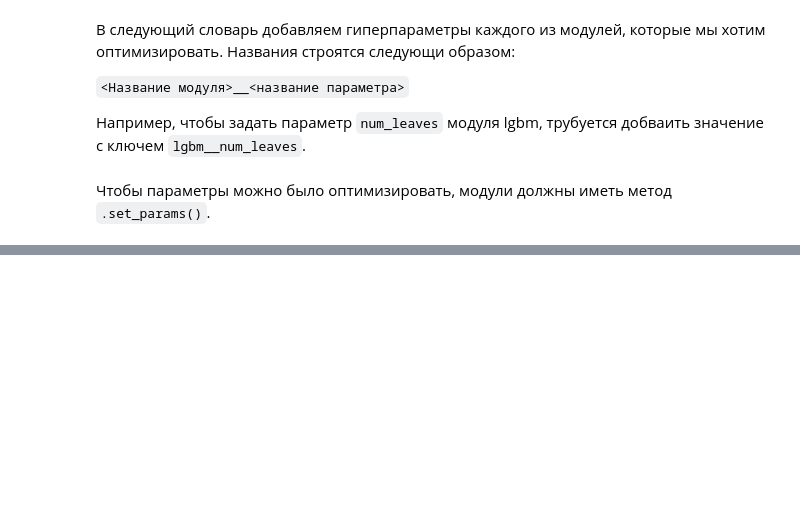
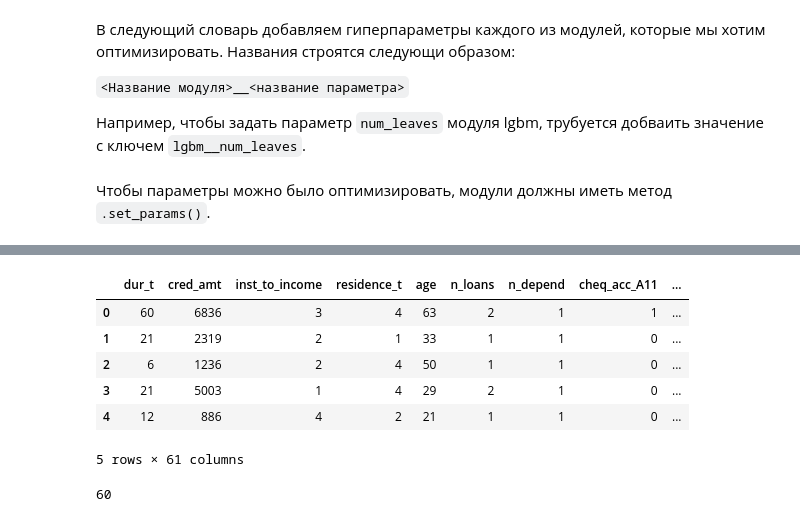
Before and after one commit to uasek/credit_scoring_project, a Jupyter notebook: baseline/pipeline-demo.ipynb, the cells around one changed output, grey strips where cells are left out. Drawn from its saved outputs; the diff is of its cells as text; code cells hidden in the pictures; blank space fills up the shorter version.

Commit message:
Added feature selection, missings + transformations to go

```diff
--- a/baseline/pipeline-demo.ipynb
+++ b/baseline/pipeline-demo.ipynb
@@ -484,7 +514,11 @@ modules = {
     'RUS':         RUS_module,
     'ROS':         ROS_module,
     'SMOTE':       SMOTE_module,
-    'ADASYN':      ADASYN_module
+    'ADASYN':      ADASYN_module,
+    'SeqFearSel':  SeqFearSel_module,
+    'RecFeatAdd':  RecFeatAdd_module,
+    'SelShuffl':   SelShuffl_module,
+    'SmartSel':    SmartSel_module
 }
 # %% [markdown]
 ## 4. Define Pipeline
@@ -619,0 +671,18 @@ Gini: 0.5855271066233922
+# %%
+modules['OneHot'].fit(X_train_debug, y_train_debug)
+X_train_debug = modules['OneHot'].transform(X_train_debug)
+X_train_debug.head()
+# %% [output]
+|  | dur_t | cred_amt | inst_to_income | residence_t | age | n_loans | n_depend | cheq_acc_A11 | ... |
+| 0 | 60 | 6836 | 3 | 4 | 63 | 2 | 1 | 1 | ... |
+| 1 | 21 | 2319 | 2 | 1 | 33 | 1 | 1 | 0 | ... |
+| 2 | 6 | 1236 | 2 | 4 | 50 | 1 | 1 | 0 | ... |
+| 3 | 21 | 5003 | 1 | 4 | 29 | 2 | 1 | 0 | ... |
+| 4 | 12 | 886 | 4 | 2 | 21 | 1 | 1 | 0 | ... |
+5 rows × 61 columns
+# %%
+modules['SelShuffl'].set_params(**{'threshold': .01})
+modules['SelShuffl'].fit(X_train_debug, y_train_debug)
+len(modules['SelShuffl'].features_to_drop_)
+# %% [output]
+60
```
Also changed, not shown: parts of 16 cells of this notebook.
